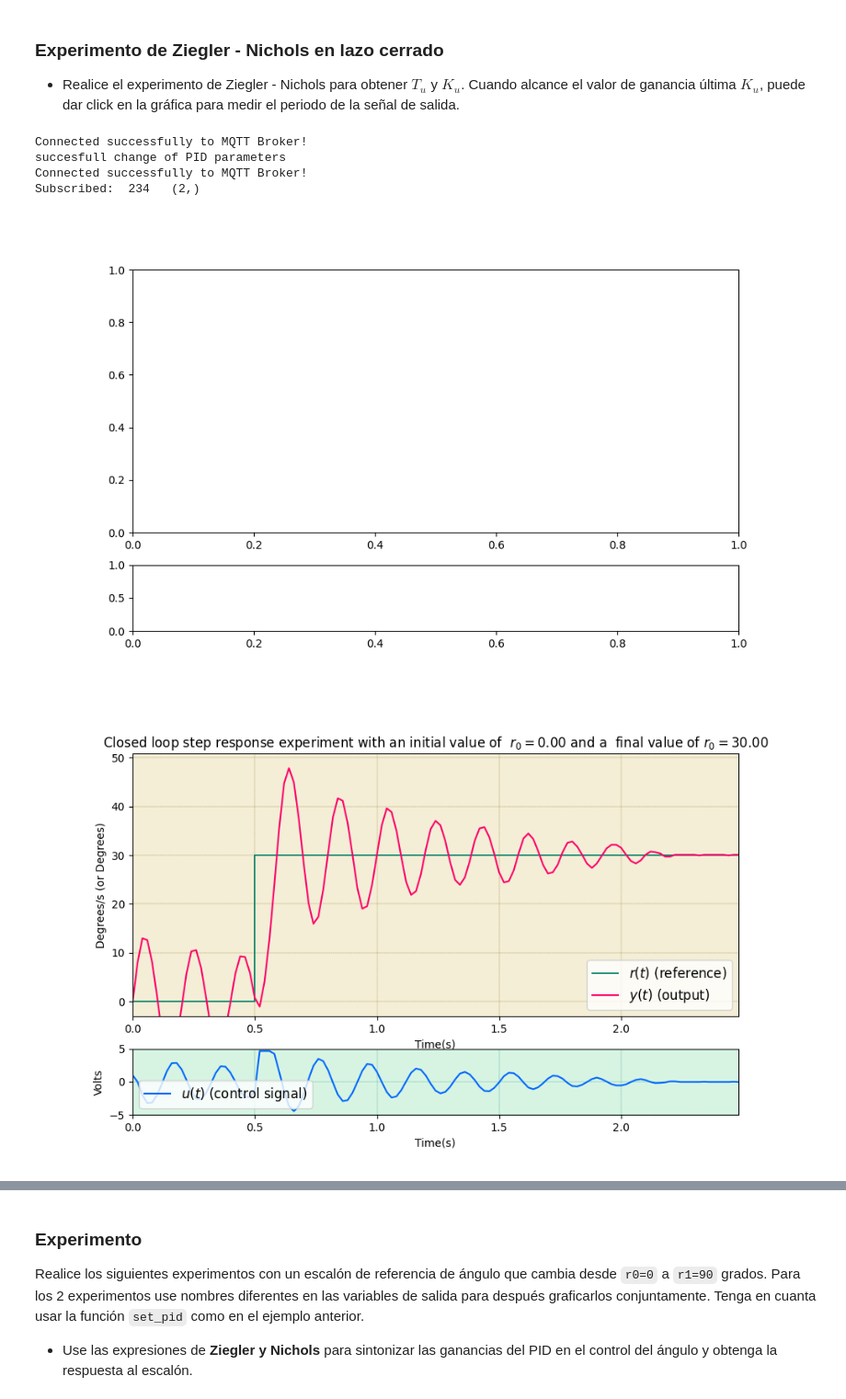
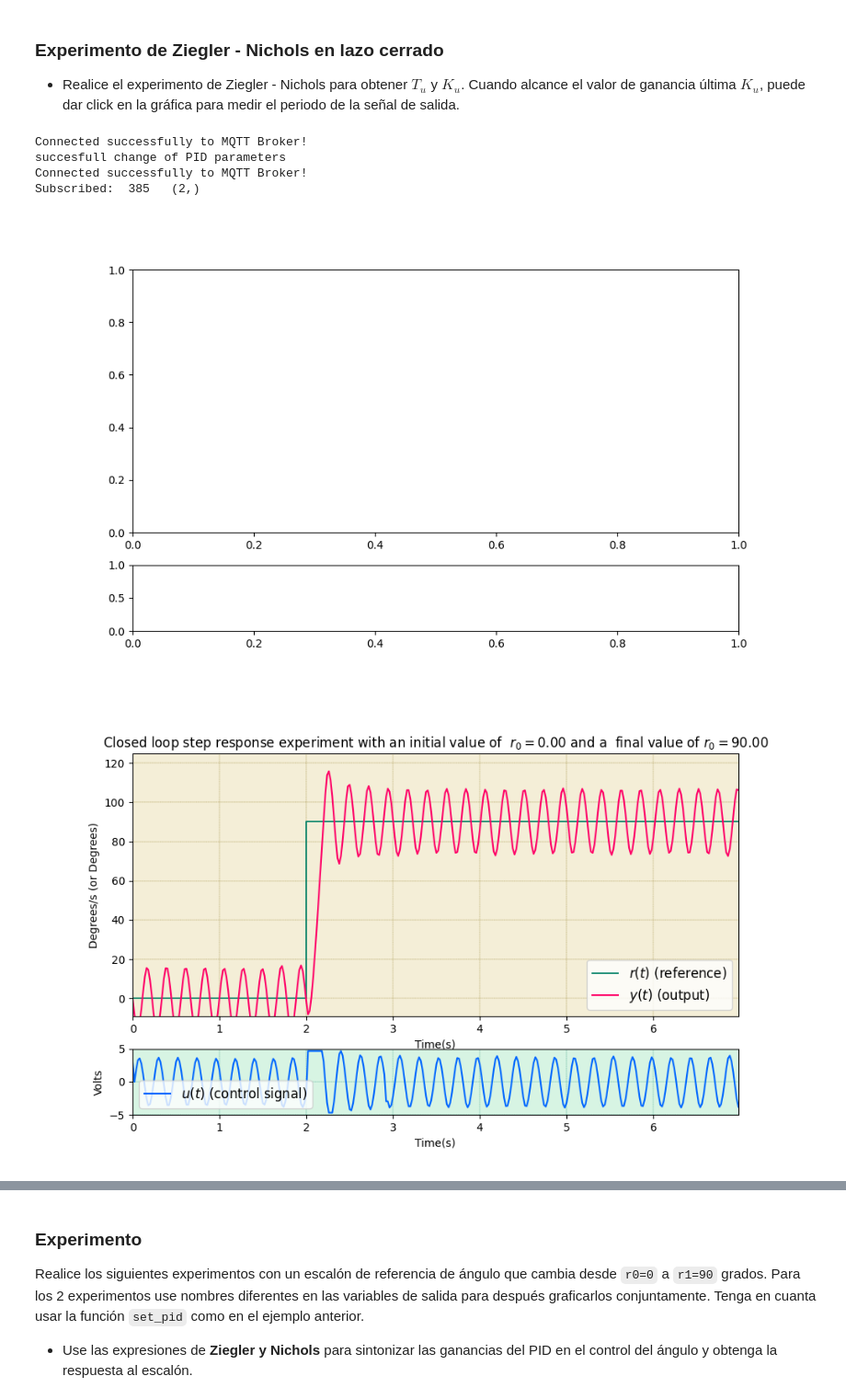
Before and after one commit to wabohorquezr/2025-II, a Jupyter notebook: Control/Laboratorios/Laboratorio2/guia2-Sintonia_de_PIDS.ipynb, the cells around one changed output, grey strips where cells are left out. Shown at 92% size. Drawn from its saved outputs; the diff is of its cells as text; code cells hidden in the pictures.

```diff
--- a/Control/Laboratorios/Laboratorio2/guia2-Sintonia_de_PIDS.ipynb
+++ b/Control/Laboratorios/Laboratorio2/guia2-Sintonia_de_PIDS.ipynb
@@ -53,7 +53,7 @@ import unmotor as motor
 Lo primero que necesitamos es definir tanto el sistema térmico como el motor como sistemas IoT, a continuación.
 # %%
 mi_termico = temp.ThermalSystemIoT(plant_number = "XXXX" , broker_address = "192.168.1.100", port=1883)
-mi_motor = motor.MotorSystemIoT(plant_number = "PC-M-01" , broker_address = "192.168.1.100", port=1883)
+mi_motor = motor.MotorSystemIoT(plant_number = "PC-M-14" , broker_address = "192.168.1.100", port=1883)
 # %% [markdown]
 ## Sintonia de controladores PI para el motor DC en velocidad
 
@@ -353,23 +353,23 @@ La tabla siguiente muestra algunos valores sugeridos en la literatura para la si
 + Realice el experimento de Ziegler - Nichols para obtener $T_u$ y $K_u$. Cuando alcance el valor de ganancia última $K_u$, puede dar click en la gráfica para medir el periodo de la señal de salida.
 # %%
 # cambie la ganancia lentamente para obtener Ku
-kp =0.25
+kp =0.23
 
 motor.set_pid(mi_motor,kp=kp, ki=0, kd=0, beta=1, output="angle",deadzone=0.3)
-tas, ras, yas, uas = motor.step_closed(mi_motor,r0=0, r1=30, t0=0.5, t1=2);
+tas, ras, yas, uas = motor.step_closed(mi_motor,r0=0, r1=90, t0=2, t1=5);
 
 # este código es solo para que picando la grafica tengamos un cursor que nos dice el valor
 import mplcursors
 fig = plt.gcf()
 ax, au = fig.get_axes()
 mplcursors.cursor(ax.lines)
 
-plt.savefig("Experimento_cerrado_0.25_Ziegler_Nichols_360.png", format="png", bbox_inches="tight") # para salvar la figura
+plt.savefig("Experimento_cerrado_0.2_Ziegler_Nichols_360.png", format="png", bbox_inches="tight") # para salvar la figura
 plt.show() # para congelarla en el notebook
 # %% [output]
 Connected successfully to MQTT Broker!
 succesfull change of PID parameters
 Connected successfully to MQTT Broker!
-Subscribed:  234   (2,)
+Subscribed:  385   (2,)
 [figure]
-[figure, old version]
+[figure, new version]
```
Also changed, not shown: parts of 17 cells of this notebook, 17 other files.
